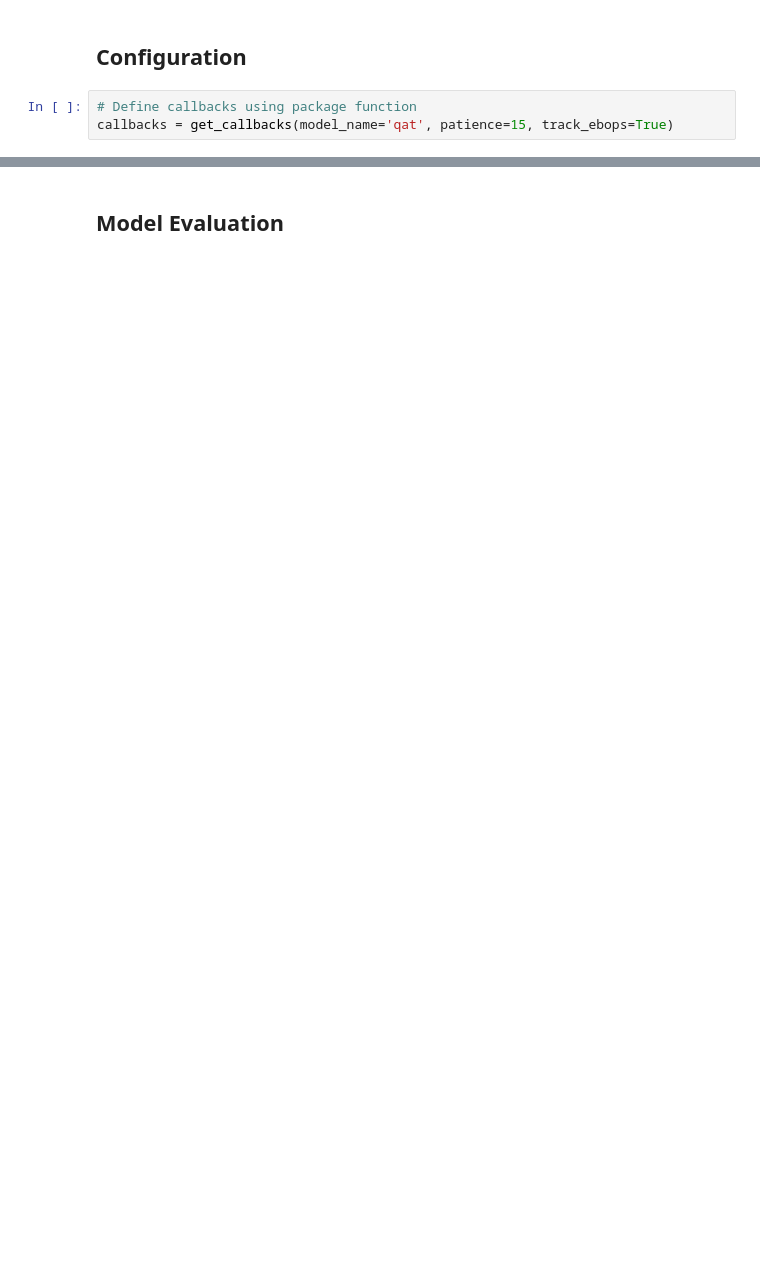
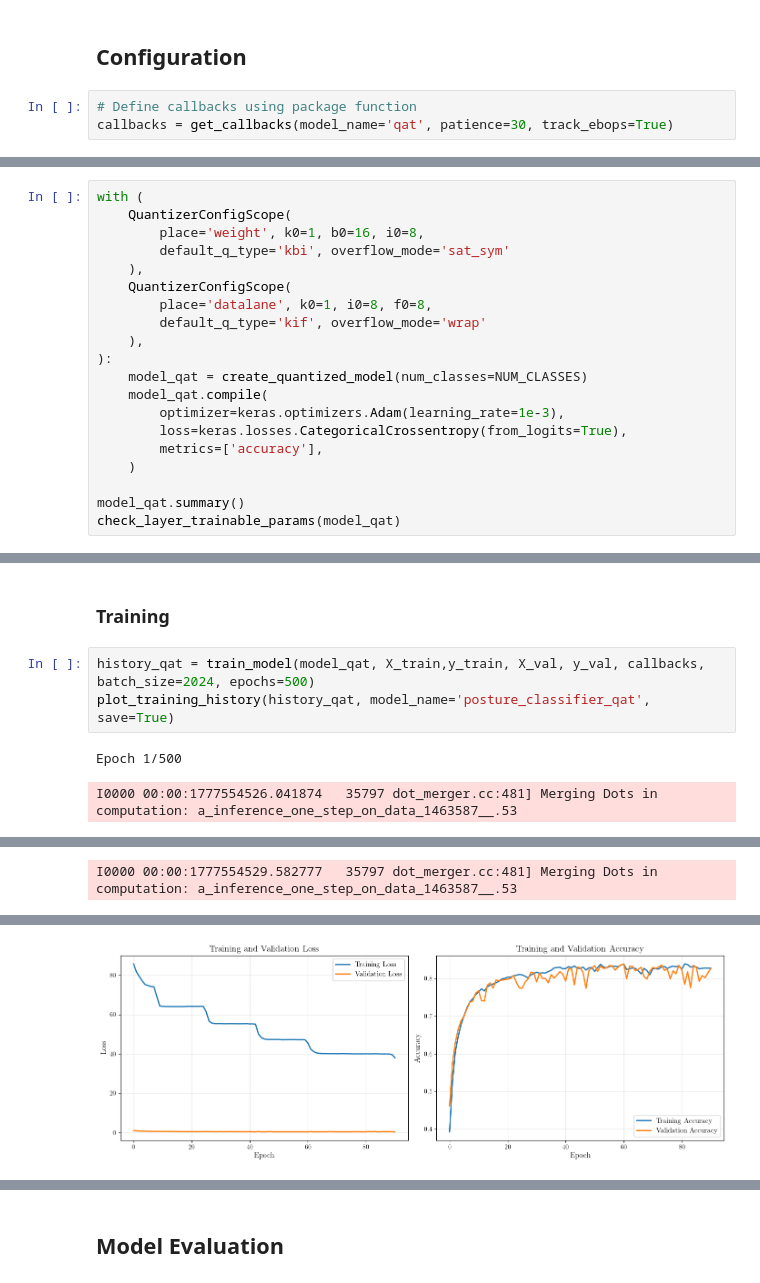
Before and after one commit to Jeison-HM/BedPosIP, a Jupyter notebook: model/train_quantized_cnn.ipynb, the cells around one changed output, grey strips where cells are left out. Saved outputs shown, nothing was run; the diff lists cells and outputs as text; blank space fills up the shorter version.

```diff
--- a/model/train_quantized_cnn.ipynb
+++ b/model/train_quantized_cnn.ipynb
@@ -120,7 +114,7 @@ Data dtype: float32
 ## Configuration
 # %%
 # Define callbacks using package function
-callbacks = get_callbacks(model_name='qat', patience=15, track_ebops=True)
+callbacks = get_callbacks(model_name='qat', patience=30, track_ebops=True)
 # %% [output]
 Callbacks configured:
   - EarlyStopping
@@ -431,0 +137,20 @@ Saved: figures/posture_classifier_qat_training.pdf
+# %%
+with (
+    QuantizerConfigScope(
+        place='weight', k0=1, b0=16, i0=8,
+        default_q_type='kbi', overflow_mode='sat_sym'
+    ),
+    QuantizerConfigScope(
+        place='datalane', k0=1, i0=8, f0=8,
+        default_q_type='kif', overflow_mode='wrap'
+    ),
+):
+    model_qat = create_quantized_model(num_classes=NUM_CLASSES)
+    model_qat.compile(
+        optimizer=keras.optimizers.Adam(learning_rate=1e-3),
+        loss=keras.losses.CategoricalCrossentropy(from_logits=True),
+        metrics=['accuracy'],
+    )
+
+model_qat.summary()
+check_layer_trainable_params(model_qat)
@@ -431,0 +179,8 @@ Saved: figures/posture_classifier_qat_training.pdf
+# %% [markdown]
+### Training
+# %%
+history_qat = train_model(model_qat, X_train,y_train, X_val, y_val, callbacks, batch_size=2024, epochs=500)
+plot_training_history(history_qat, model_name='posture_classifier_qat', save=True)
+# %% [output]
+Epoch 1/500
+I0000 00:00:1777554526.041874   35797 dot_merger.cc:481] Merging Dots in computation: a_inference_one_step_on_data_1463587__.53
@@ -431,0 +188 @@ Saved: figures/posture_classifier_qat_training.pdf
+I0000 00:00:1777554529.582777   35797 dot_merger.cc:481] Merging Dots in computation: a_inference_one_step_on_data_1463587__.53
@@ -432,3 +206,4 @@ Saved: figures/posture_classifier_qat_training.pdf
+[figure, added]
 # %% [markdown]
 ### Post-Training: Trace Min-Max
 
```
Also changed, not shown: parts of 28 cells of this notebook, 7 other files.
